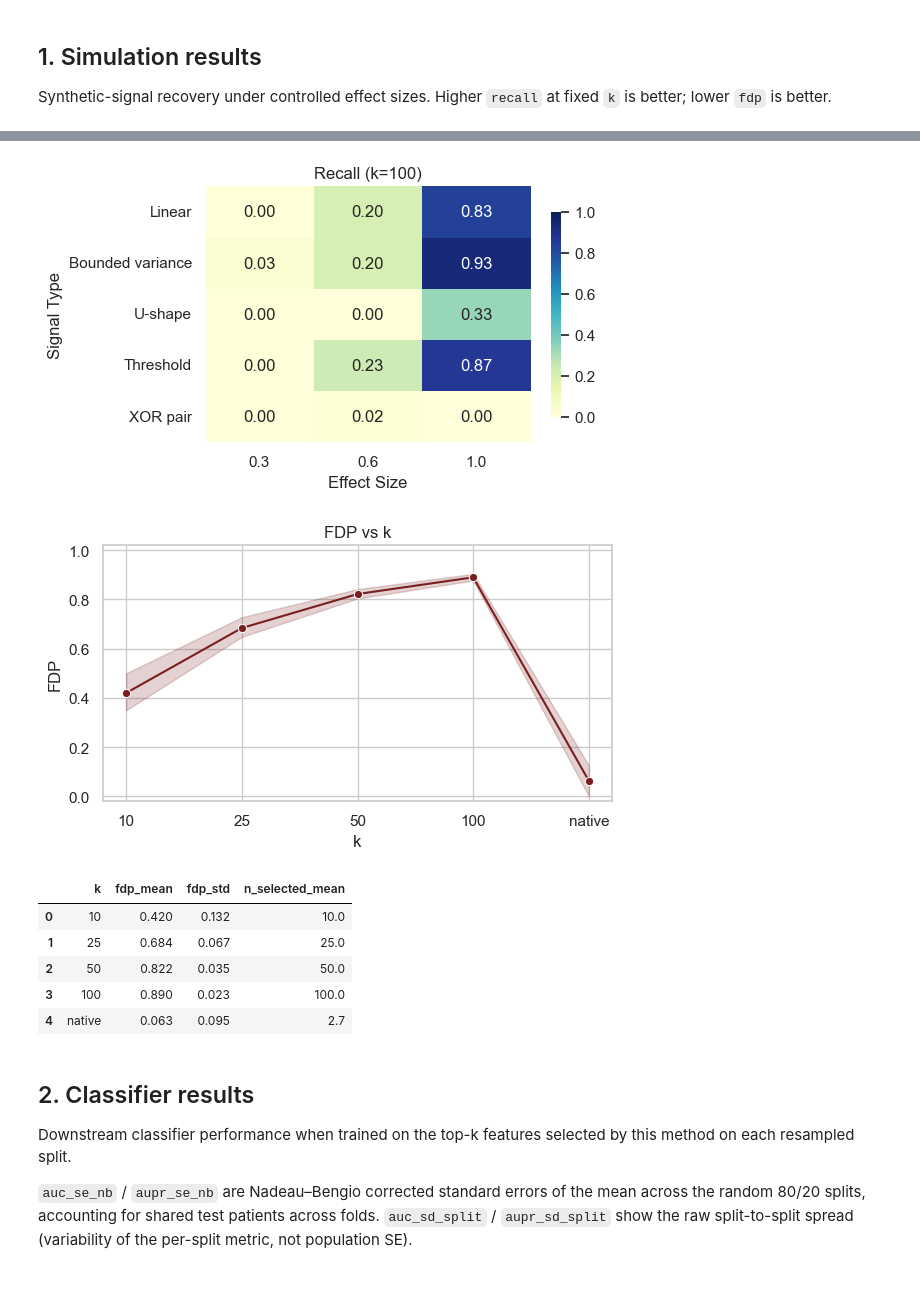
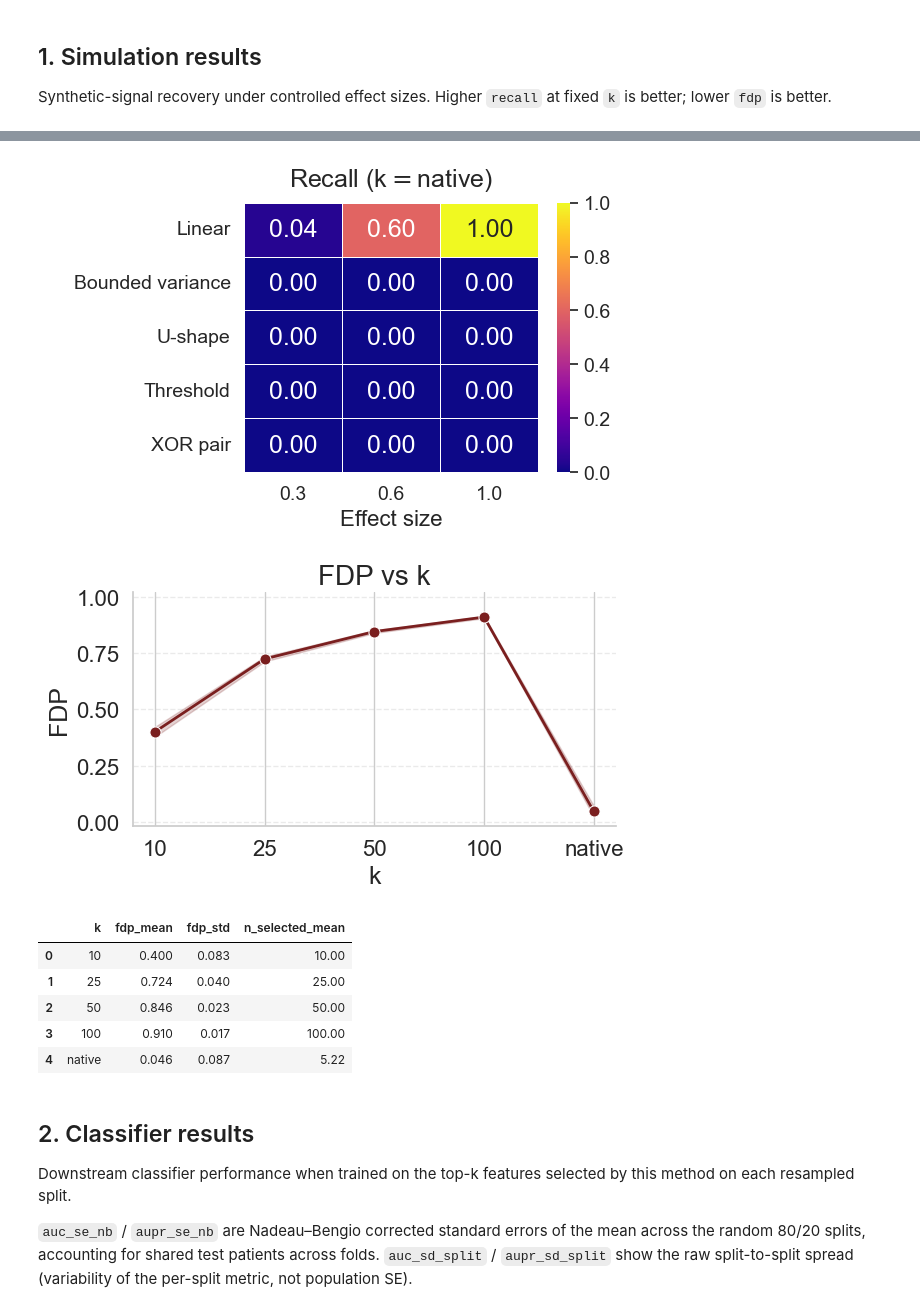
Before and after one commit to andreasjak/MSc26_Proteomics, a Jupyter notebook: notebooks/method_results.ipynb, the cells around one changed output, grey strips where cells are left out. Drawn from its saved outputs; the diff is of its cells as text; code cells hidden in the pictures; blank space fills up the shorter version.

```diff
--- a/notebooks/method_results.ipynb
+++ b/notebooks/method_results.ipynb
@@ -9,7 +9,7 @@ Sections:
 3. Stability diagnostics from resampling
 4. Final protein list + enrichment
 # %%
-METHOD = "mi"   # change this to switch the whole notebook
+METHOD = "random"   # change this to switch the whole notebook
 
 import json
 import sys
@@ -181,35 +209,54 @@ plt.show()
 # %%
-k = "100"
+FONTSIZE_TITLE  = 18
+FONTSIZE_LABEL  = 16
+FONTSIZE_TICK   = 14
+FONTSIZE_ANNOT  = 18
+
+desired_signal_order = ["linear", "bounded_variance", "u_shape", "threshold", "xor_pair"]
+existing_signal_types = list(pd.unique(recall_df["signal_type"]))
+signal_order = [s for s in desired_signal_order if s in existing_signal_types]
+signal_order += [s for s in existing_signal_types if s not in signal_order]
+
+k = "native"
 sim_native = recall_df[recall_df["k"] == k]
 
 title_map = {
     "linear": "Linear",
     "bounded_variance": "Bounded variance",
     "threshold": "Threshold",
     "u_shape": "U-shape",
     "xor_pair": "XOR pair",
 }
 
-fig, ax = plt.subplots(figsize=(6, 3.6))
+fig, ax = plt.subplots(figsize=(6, 4))
 pivot = (
     sim_native.groupby(["signal_type", "effect_size"])["recall"].mean()
     .unstack("effect_size")
 )
 pivot.rename(index=title_map, inplace=True)
 pivot = pivot.reindex([title_map[s] for s in signal_order if s in title_map])
 sns.heatmap(
-    pivot, annot=True, fmt=".2f", cmap="YlGnBu",
-    ax=ax, vmin=0, vmax=1, cbar_kws={"shrink": 0.8}
- )
-ax.set_title(f"Recall (k={k})")
-ax.set_xlabel("Effect Size")
-ax.set_ylabel("Signal Type")
+    pivot, annot=True, fmt=".2f",
+    cmap=sns.color_palette("plasma", as_cmap=True),
+    ax=ax, vmin=0, vmax=1, cbar_kws={"shrink": 1},
+    annot_kws={"size": FONTSIZE_ANNOT},
+    linewidths=0.5, linecolor="white",
+)
+ax.set_title(r"Recall (k$=$native)", fontsize=FONTSIZE_TITLE, y=1.03)
+ax.set_xlabel("Effect size", fontsize=FONTSIZE_LABEL)
+ax.set_ylabel(" ", fontsize=FONTSIZE_LABEL)
+ax.tick_params(axis="both", labelsize=FONTSIZE_TICK)
+ax.collections[0].colorbar.ax.tick_params(labelsize=FONTSIZE_TICK)
 fig.tight_layout()
+fig.savefig("../results/figs/ttest_recall_heatmap_knative.pdf", bbox_inches="tight", dpi=300)
 plt.show()
 # %% [output]
-[figure, old version]
+[figure, new version]
 # %%
-# FDP is per (repeat, k) — one independent observation per repeat. CIs reflect 50 reps, not 750 duplicates.
+FONTSIZE_TITLE  = 20
+FONTSIZE_LABEL  = 18
+FONTSIZE_TICK   = 16
+
 def _k_sort_key(value):
     s = str(value).strip().lower()
     if s == "native":
@@ -220,7 +267,6 @@ def _k_sort_key(value):
         return (1, s)
 
 k_order = sorted(pd.unique(fdp_df["k"]), key=_k_sort_key)
-#k_order = k_order[:-1]
 
 fdp_plot = fdp_df.copy()
 fdp_plot["k"] = pd.Categorical(fdp_plot["k"], categories=k_order, ordered=True)
@@ -230,12 +276,19 @@ fig, ax = plt.subplots(figsize=(6, 3.6))
 sns.lineplot(
     data=fdp_plot, x="k", y="fdp", estimator="mean", errorbar=("ci", 95),
     marker="o", color=PALETTE["danger"], ax=ax,
+    linewidth=2, markersize=8,
 )
-ax.set_title(f"FDP vs k")
-ax.set_xlabel("k")
-ax.set_ylabel("FDP")
+ax.set_title(r"FDP vs k", fontsize=FONTSIZE_TITLE)
+ax.set_xlabel(r"k", fontsize=FONTSIZE_LABEL)
+ax.set_ylabel("FDP", fontsize=FONTSIZE_LABEL)
 ax.set_ylim(-0.02, 1.02)
+ax.tick_params(axis="both", labelsize=FONTSIZE_TICK)
+ax.spines["top"].set_visible(False)
+ax.spines["right"].set_visible(False)
+ax.grid(axis="y", linestyle="--", alpha=0.4)
+
 fig.tight_layout()
+fig.savefig("../results/figs/ttest_fdp_vs_k.pdf", bbox_inches="tight", dpi=300)
 plt.show()
 
 (
@@ -245,13 +298,13 @@ plt.show()
     .round(3)
 )
 # %% [output]
-[figure, old version]
+[figure, new version]
 |  | k | fdp_mean | fdp_std | n_selected_mean |
-| 0 | 10 | 0.420 | 0.132 | 10.0 |
-| 1 | 25 | 0.684 | 0.067 | 25.0 |
-| 2 | 50 | 0.822 | 0.035 | 50.0 |
-| 3 | 100 | 0.890 | 0.023 | 100.0 |
-| 4 | native | 0.063 | 0.095 | 2.7 |
+| 0 | 10 | 0.400 | 0.083 | 10.00 |
+| 1 | 25 | 0.724 | 0.040 | 25.00 |
+| 2 | 50 | 0.846 | 0.023 | 50.00 |
+| 3 | 100 | 0.910 | 0.017 | 100.00 |
+| 4 | native | 0.046 | 0.087 | 5.22 |
 # %% [markdown]
 ## 2. Classifier results
 
```
Also changed, not shown: parts of 20 cells of this notebook.
